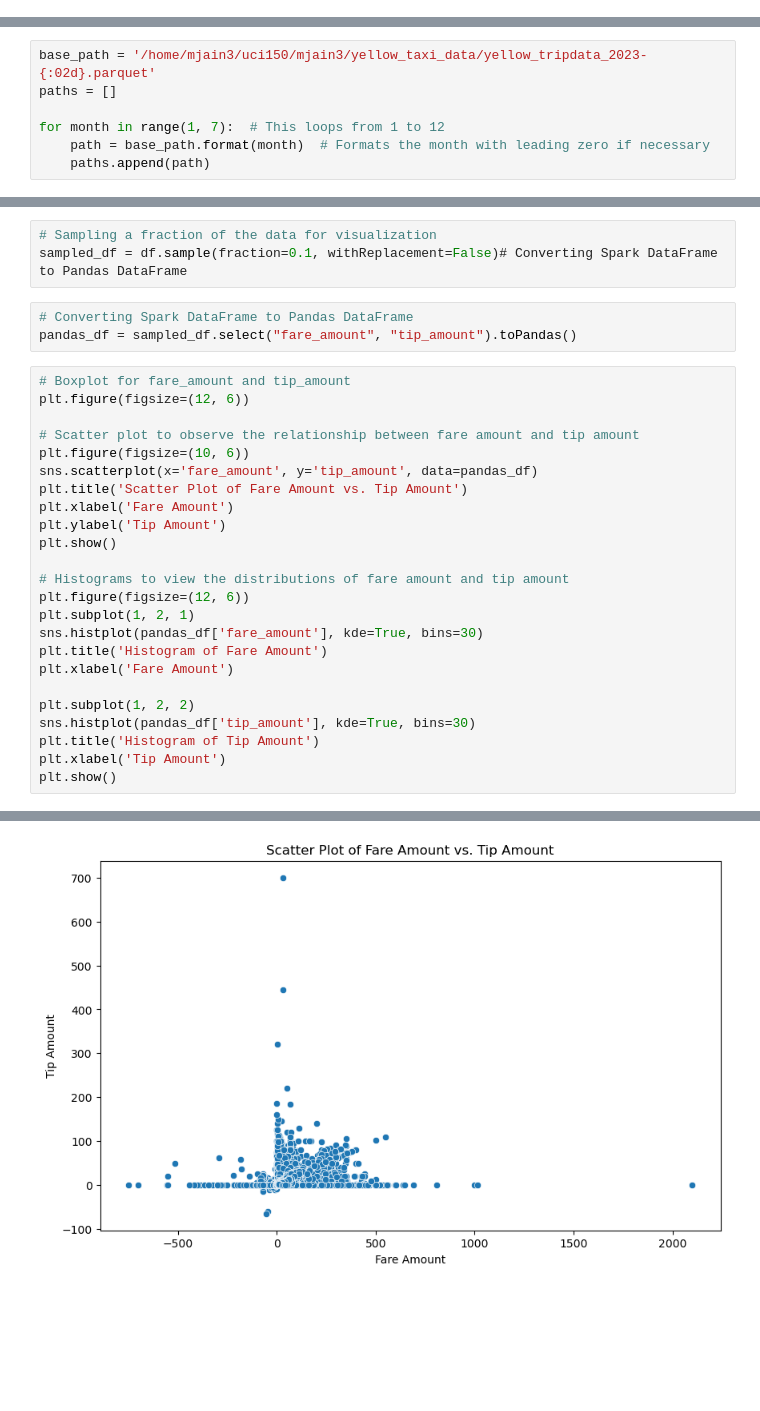
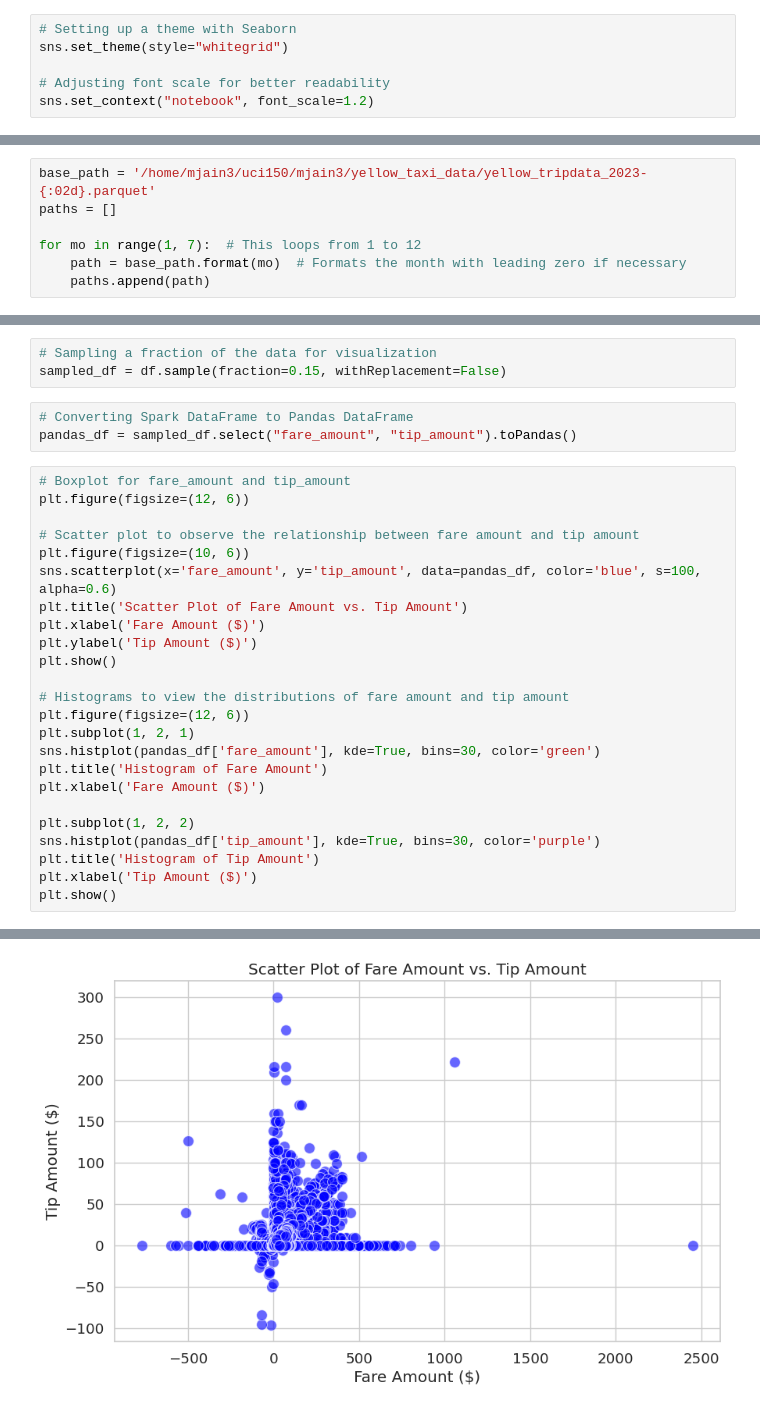
Before and after one commit to jmayank23/YellowTaxiAnalysis, a Jupyter notebook: EDA-cluster.ipynb, the cells around one changed output, grey strips where cells are left out. Saved outputs shown, nothing was run; the diff lists cells and outputs as text; blank space fills up the shorter version.

Commit message:
done fare amount vs tip amount eda

```diff
--- a/EDA-cluster.ipynb
+++ b/EDA-cluster.ipynb
@@ -15,3 +13,9 @@ import matplotlib.pyplot as plt
+# %%
+# Setting up a theme with Seaborn
+sns.set_theme(style="whitegrid")
+
+# Adjusting font scale for better readability
+sns.set_context("notebook", font_scale=1.2)
 # %%
 # Create a Spark session
 # spark = SparkSession.builder \
@@ -33,8 +41,8 @@ spark = SparkSession.builder \
 base_path = '/home/mjain3/uci150/mjain3/yellow_taxi_data/yellow_tripdata_2023-{:02d}.parquet'
 paths = []
 
-for month in range(1, 7):  # This loops from 1 to 12
-    path = base_path.format(month)  # Formats the month with leading zero if necessary
+for mo in range(1, 7):  # This loops from 1 to 12
+    path = base_path.format(mo)  # Formats the month with leading zero if necessary
     paths.append(path)
 # %%
 paths
@@ -142,34 +199,34 @@ Missing values in tpep_pickup_datetime: 0
 ## 1. Fare amount vs Tip Amount
 # %%
 # Sampling a fraction of the data for visualization
-sampled_df = df.sample(fraction=0.1, withReplacement=False)# Converting Spark DataFrame to Pandas DataFrame
+sampled_df = df.sample(fraction=0.15, withReplacement=False)
 # %%
 # Converting Spark DataFrame to Pandas DataFrame
 pandas_df = sampled_df.select("fare_amount", "tip_amount").toPandas()
 # %%
 # Boxplot for fare_amount and tip_amount
 plt.figure(figsize=(12, 6))
 
 # Scatter plot to observe the relationship between fare amount and tip amount
 plt.figure(figsize=(10, 6))
-sns.scatterplot(x='fare_amount', y='tip_amount', data=pandas_df)
+sns.scatterplot(x='fare_amount', y='tip_amount', data=pandas_df, color='blue', s=100, alpha=0.6)
 plt.title('Scatter Plot of Fare Amount vs. Tip Amount')
-plt.xlabel('Fare Amount')
-plt.ylabel('Tip Amount')
+plt.xlabel('Fare Amount ($)')
+plt.ylabel('Tip Amount ($)')
 plt.show()
 
 # Histograms to view the distributions of fare amount and tip amount
 plt.figure(figsize=(12, 6))
 plt.subplot(1, 2, 1)
-sns.histplot(pandas_df['fare_amount'], kde=True, bins=30)
+sns.histplot(pandas_df['fare_amount'], kde=True, bins=30, color='green')
 plt.title('Histogram of Fare Amount')
-plt.xlabel('Fare Amount')
+plt.xlabel('Fare Amount ($)')
 
 plt.subplot(1, 2, 2)
-sns.histplot(pandas_df['tip_amount'], kde=True, bins=30)
+sns.histplot(pandas_df['tip_amount'], kde=True, bins=30, color='purple')
 plt.title('Histogram of Tip Amount')
-plt.xlabel('Tip Amount')
+plt.xlabel('Tip Amount ($)')
 plt.show()
 # %% [output]
 <Figure size 1200x600 with 0 Axes>
-[figure, old version]
+[figure, new version]
```
Also changed, not shown: parts of 12 cells of this notebook.
